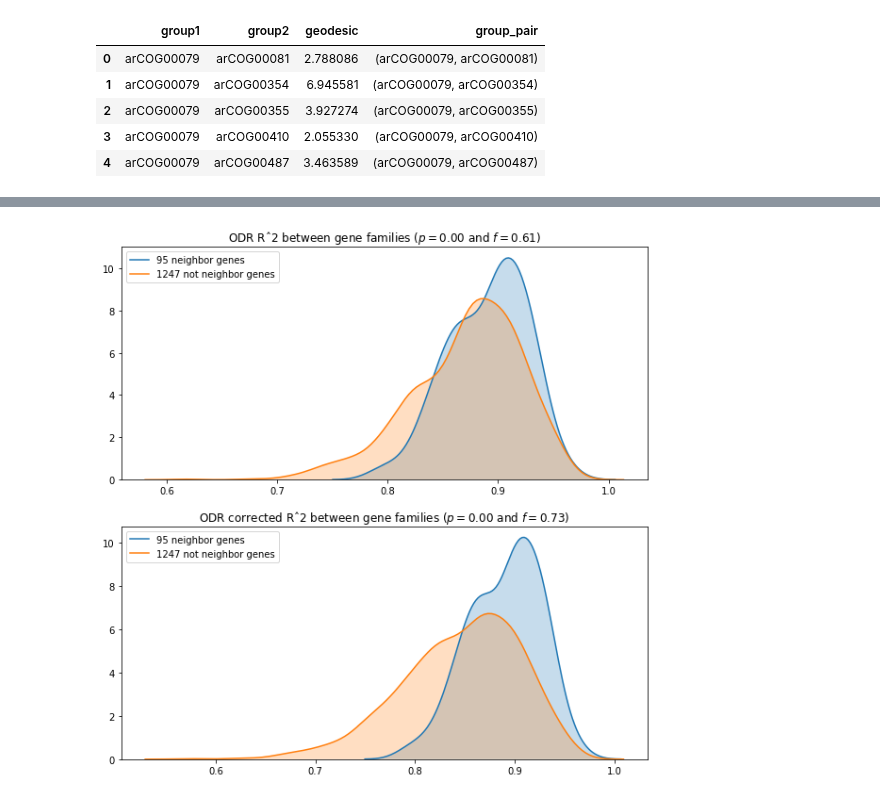
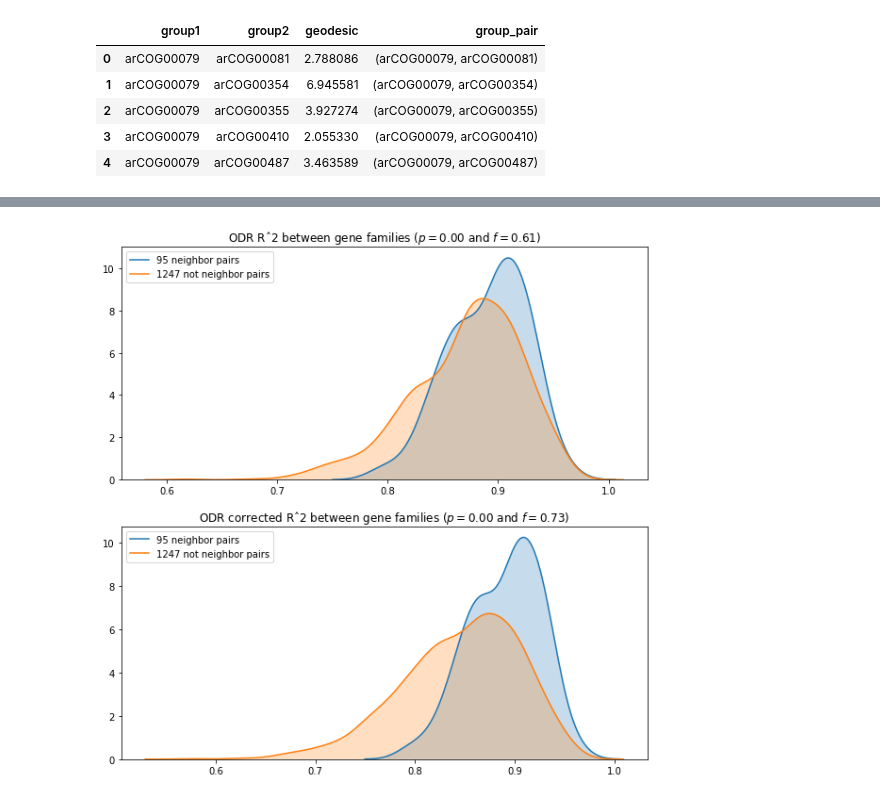
Before and after one commit to lthiberiol/jupyter_notebooks, a Jupyter notebook: gene family distances/eggNOG_compare_metrics.ipynb, the cells around one changed output, grey strips where cells are left out. Cells and saved outputs as stored; diff of their text form; code cells hidden in the pictures.

```diff
--- a/gene family distances/eggNOG_compare_metrics.ipynb
+++ b/gene family distances/eggNOG_compare_metrics.ipynb
@@ -247,8 +247,8 @@ for ax, column in zip(axs, data_columns):
     else:
         effect_size = cles(not_neighors_odr, neighors_odr)
 
-    sns.kdeplot(neighors_odr, shade=True,     label=f'{len(neighors_odr)} neighbor genes',     ax=ax)
-    sns.kdeplot(not_neighors_odr, shade=True, label=f'{len(not_neighors_odr)} not neighbor genes', ax=ax)
+    sns.kdeplot(neighors_odr, shade=True,     label=f'{len(neighors_odr)} neighbor pairs',     ax=ax)
+    sns.kdeplot(not_neighors_odr, shade=True, label=f'{len(not_neighors_odr)} not neighbor pairs', ax=ax)
 
     if column == 'Rsquared':
         ax.set_title(f'ODR Rˆ2 between gene families ($p={hypothesis.pvalue:.2f}$ and $f={effect_size:.2f}$)');
@@ -259,27 +259,27 @@ for ax, column in zip(axs, data_columns):
 # %%
 fig, axs = plt.subplots(nrows=2, figsize=(10,10))
 for ax, column in zip(axs, data_columns):
 
-    neighors_odr     = odr_df.query('group_pair in @neighors.group_pair  & braycurtis >= 0.9'    )[column].values
+    neighors_odr     = odr_df.query('group_pair in @neighors.group_pair & braycurtis >= 0.9'    )[column].values
     not_neighors_odr = odr_df.query('group_pair in @not_neighors.group_pair & braycurtis >= 0.9')[column].values
 
     hypothesis = mannwhitneyu(not_neighors_odr,
                               neighors_odr)
 
     if column == 'mse':
         effect_size = cles(neighors_odr, not_neighors_odr)
     else:
         effect_size = cles(not_neighors_odr, neighors_odr)
 
-    sns.kdeplot(neighors_odr, shade=True,     label=f'{len(neighors_odr)} neighbor genes',     ax=ax)
-    sns.kdeplot(not_neighors_odr, shade=True, label=f'{len(not_neighors_odr)} not neighbor genes', ax=ax)
+    sns.kdeplot(neighors_odr, shade=True,     label=f'{len(neighors_odr)} neighbor pairs',     ax=ax)
+    sns.kdeplot(not_neighors_odr, shade=True, label=f'{len(not_neighors_odr)} not neighbor pairs', ax=ax)
 
     if column == 'Rsquared':
         ax.set_title(f'ODR Rˆ2 between gene families ($p={hypothesis.pvalue:.2f}$ and $f={effect_size:.2f}$)');
     else:
         ax.set_title(f'ODR corrected Rˆ2 between gene families ($p={hypothesis.pvalue:.2f}$ and $f={effect_size:.2f}$)');
 # %% [output]
-[figure, old version]
+[figure, new version]
 # %%
 fig, axs = plt.subplots(nrows=2, figsize=(10,10))
 
```
Also changed, not shown: parts of 2 cells of this notebook, 6 other files.
